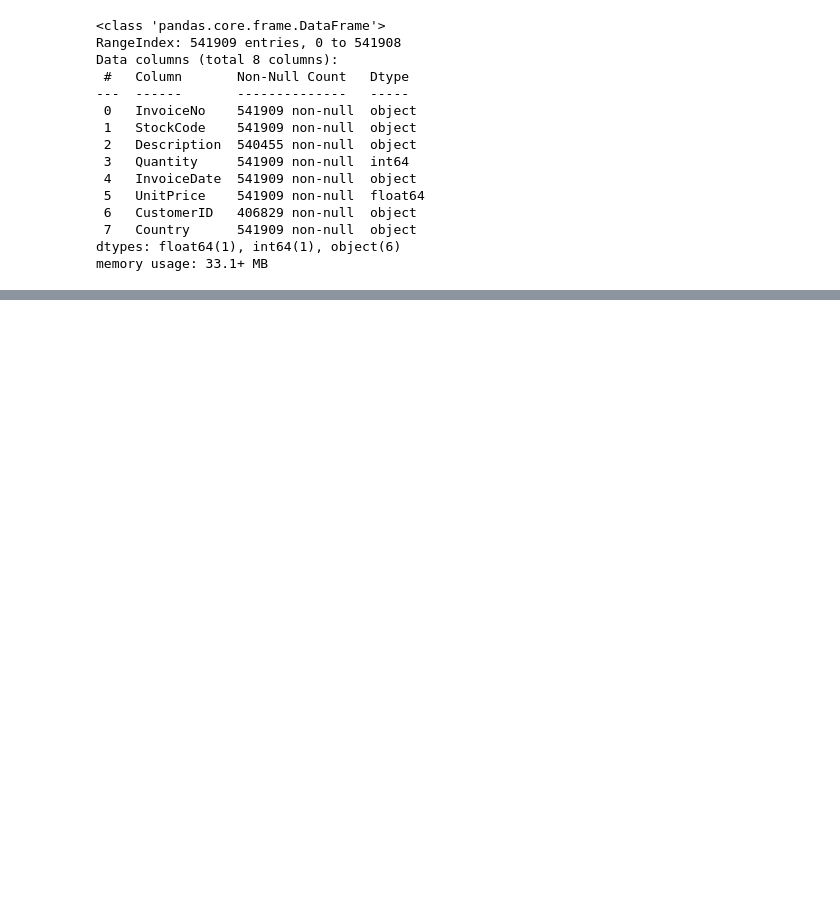
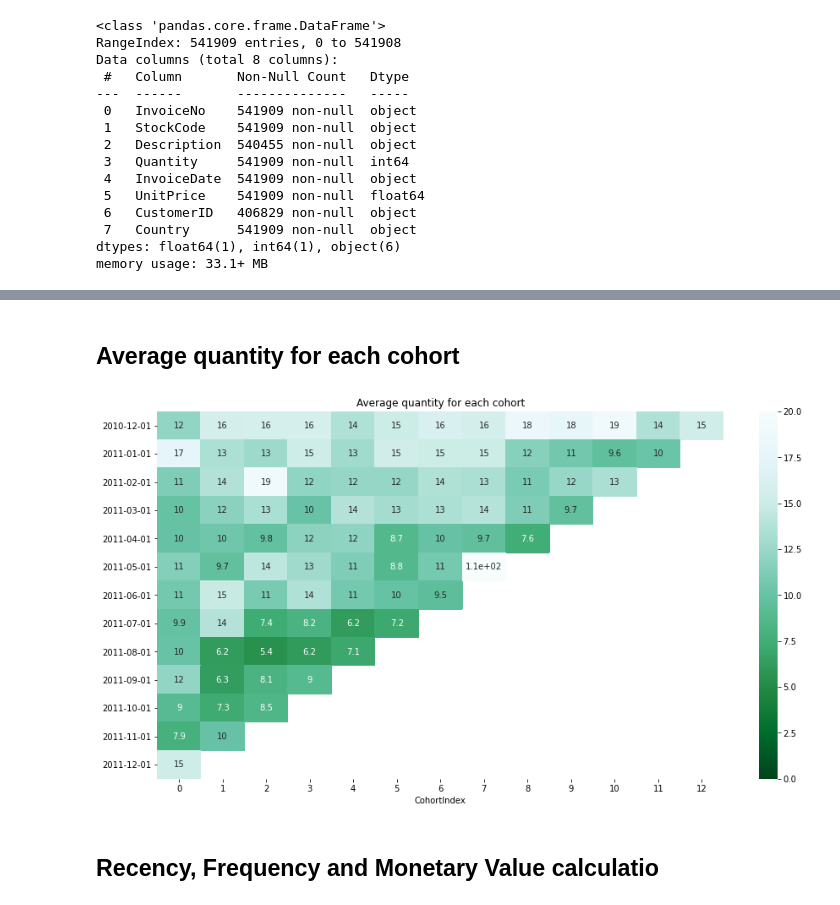
Before and after one commit to Nakarin225/Online_Retail_analysis, a Jupyter notebook: online_retail.ipynb, the cells around one changed output, grey strips where cells are left out. Cells and saved outputs as stored; diff of their text form; code cells hidden in the pictures; blank space fills up the shorter version.

```diff
--- a/online_retail.ipynb
+++ b/online_retail.ipynb
@@ -75,0 +71,2 @@ df[df['Quantity'] < 0].sample(20)
+# %%
+df = df.drop_duplicates()
@@ -75,0 +89,3 @@ df[df['Quantity'] < 0].sample(20)
+# %%
+df=df[(df['Quantity']>0) & (df['UnitPrice']>0)]
+df.describe()
@@ -75,0 +187,20 @@ df[df['Quantity'] < 0].sample(20)
+# %% [markdown]
+## Average quantity for each cohort
+# %%
+#Average quantity for each cohort
+grouping = df.groupby(['CohortMonth', 'CohortIndex'])
+cohort_data = grouping['Quantity'].mean()
+cohort_data = cohort_data.reset_index()
+average_quantity = cohort_data.pivot(index='CohortMonth',columns='CohortIndex',values='Quantity')
+average_quantity.round(1)
+average_quantity.index = average_quantity.index.date
+
+#Build the heatmap
+plt.figure(figsize=(15, 8))
+plt.title('Average quantity for each cohort')
+sns.heatmap(data=average_quantity,annot = True,vmin = 0.0,vmax =20,cmap="BuGn_r")
+plt.show()
+# %% [output]
+[figure, added]
+# %% [markdown]
+## Recency, Frequency and Monetary Value calculatio
```
Also changed, not shown: parts of 44 cells of this notebook.
